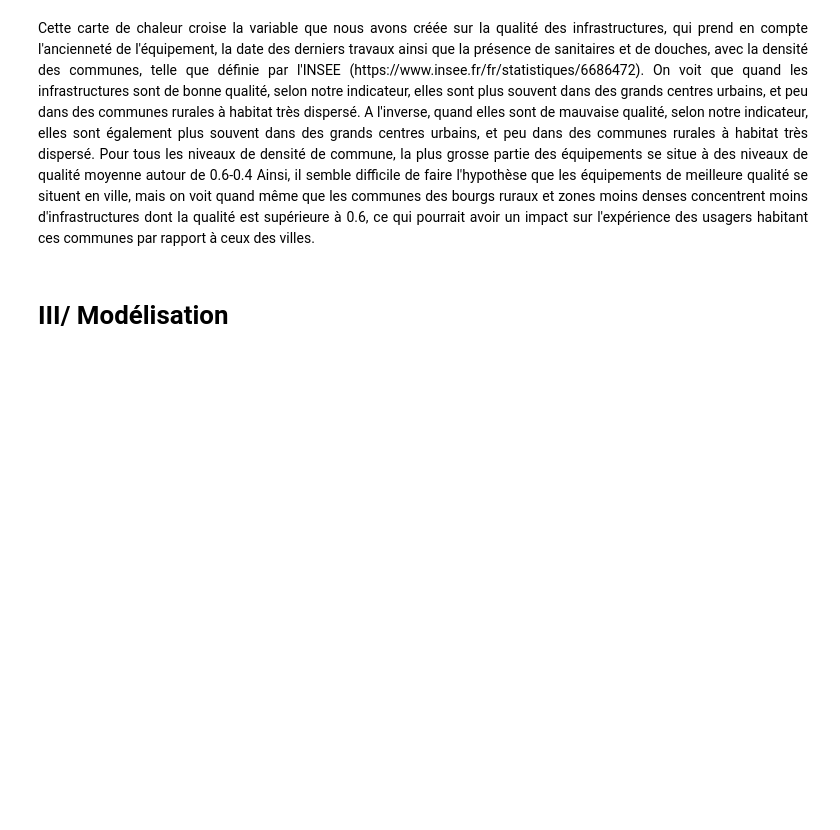
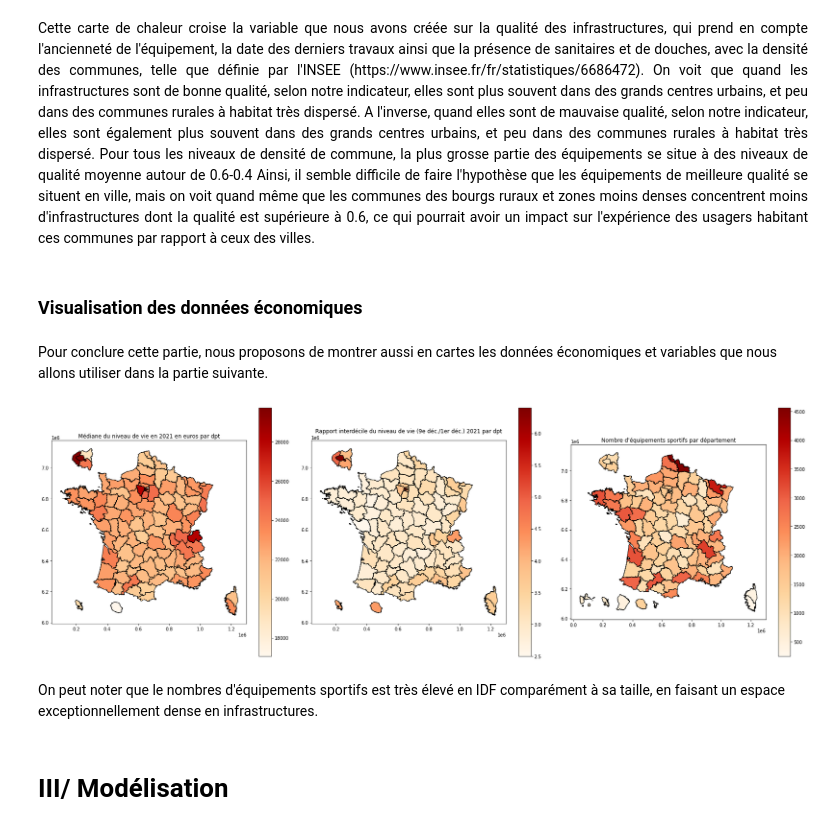
Before and after one commit to cyprienmathe/Python-data-science, a Jupyter notebook: main.ipynb, the cells around one changed output. Cells and saved outputs as stored; diff of their text form; code cells hidden in the pictures; blank space fills up the shorter version.

```diff
--- a/main.ipynb
+++ b/main.ipynb
@@ -841,6 +859,51 @@ plt.show()
 <div style="text-align: justify;">
 <div style="text-align: justify; line-height: 1.8;">
 Cette carte de chaleur croise la variable que nous avons créée sur la qualité des infrastructures, qui prend en compte l'ancienneté de l'équipement, la date des derniers travaux ainsi que la présence de sanitaires et de douches, avec la densité des communes, telle que définie par l'INSEE (https://www.insee.fr/fr/statistiques/6686472). On voit que quand les infrastructures sont de bonne qualité, selon notre indicateur, elles sont plus souvent dans des grands centres urbains, et peu dans des communes rurales à habitat très dispersé. A l'inverse, quand elles sont de mauvaise qualité, selon notre indicateur, elles sont également plus souvent dans des grands centres urbains, et peu dans des communes rurales à habitat très dispersé. Pour tous les niveaux de densité de commune, la plus grosse partie des équipements se situe à des niveaux de qualité moyenne autour de 0.6-0.4 Ainsi, il semble difficile de faire l'hypothèse que les équipements de meilleure qualité se situent en ville, mais on voit quand même que les communes des bourgs ruraux et zones moins denses concentrent moins d'infrastructures dont la qualité est supérieure à 0.6, ce qui pourrait avoir un impact sur l'expérience des usagers habitant ces communes par rapport à ceux des villes.
+# %% [markdown]
+### Visualisation des données économiques
+# %% [markdown]
+Pour conclure cette partie, nous proposons de montrer aussi en cartes les données économiques et variables que nous allons utiliser dans la partie suivante.
+# %%
+fig, axes = plt.subplots(1, 3, figsize=(24, 8))
+
+departements_eco.plot(
+    column='Médiane du niveau de vie 2021',            # La colonne utilisée pour colorier la carte
+    cmap='OrRd',                  # Palette de couleurs (Orange-Red)
+    legend=True,                  # Afficher une légende
+    ax=axes[0],              # Taille de la carte
+    edgecolor='black'             # Couleur des bordures
+)
+
+axes[0].set_title('Médiane du niveau de vie en 2021 en euros par dpt')
+
+#Rapport interdécile du niveau de vie (sorte de niveau d'inégalité)
+
+departements_eco.plot(
+    column='Rapport interdécile du niveau de vie (9e déc./1er déc.) 2021',            # La colonne utilisée pour colorier la carte
+    cmap='OrRd',                  # Palette de couleurs (Orange-Red)
+    legend=True,                  # Afficher une légende
+    ax=axes[1],              # Taille de la carte
+    edgecolor='black'             # Couleur des bordures
+)
+
+axes[1].set_title("Rapport interdécile du niveau de vie (9e déc./1er déc.) 2021 par dpt")
+
+# Tracer une première carte de nb d'infra par dep
+departements.plot(
+    column='count',            # La colonne utilisée pour colorier la carte
+    cmap='OrRd',                  # Palette de couleurs (Orange-Red)
+    legend=True,                  # Afficher une légende
+    ax=axes[2],              # Taille de la carte
+    edgecolor='black'             # Couleur des bordures
+)
+
+axes[2].set_title('Nombre d\'équipements sportifs par département')
+
+plt.tight_layout()
+# %% [output]
+[figure, added]
+# %% [markdown]
+On peut noter que le nombres d'équipements sportifs est très élevé en IDF comparément à sa taille, en faisant un espace exceptionnellement dense en infrastructures.
 # %% [markdown]
 # III/ Modélisation
 # %% [markdown]
```
Also changed, not shown: parts of 16 cells of this notebook.
